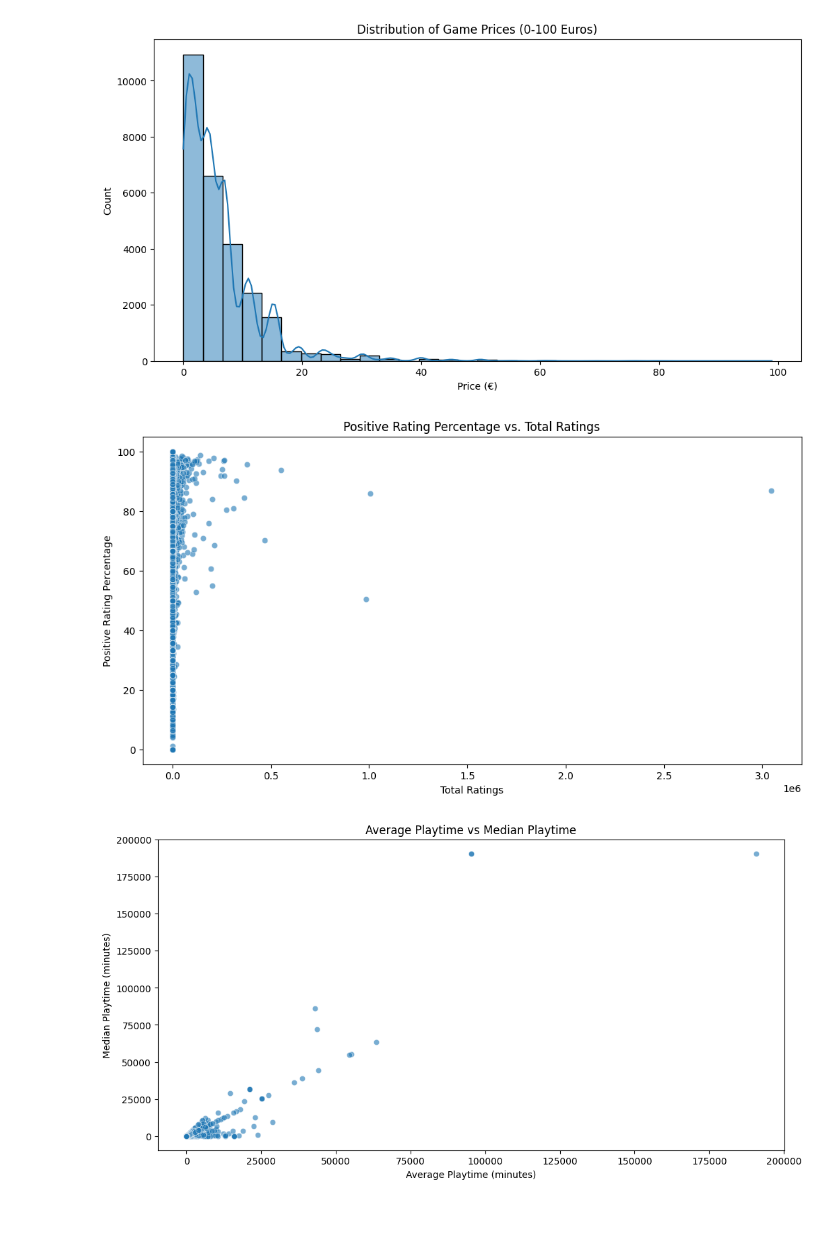
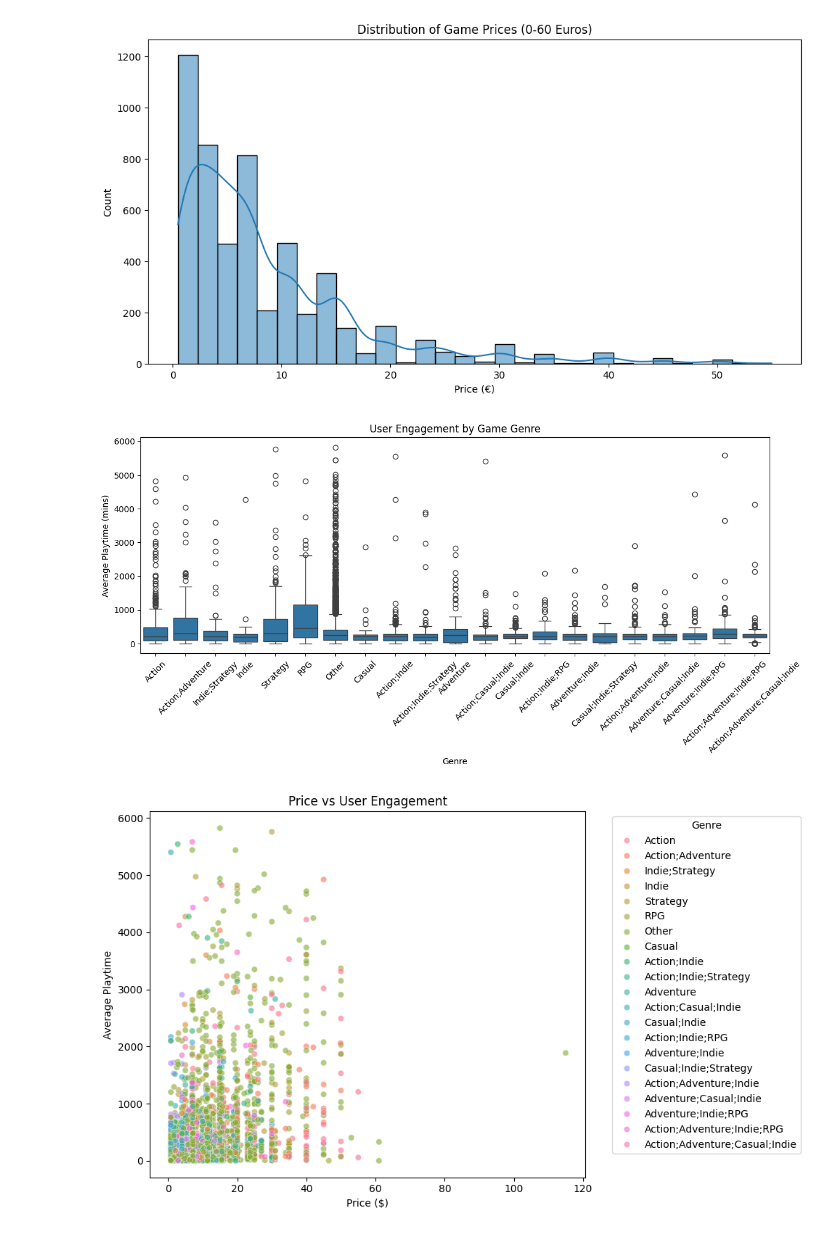
Before and after one commit to IwanHofstra/gevpro_final_project, a Jupyter notebook: steam_project (1).ipynb, the cells around one changed output. Saved outputs shown, nothing was run; the diff lists cells and outputs as text; code cells hidden in the pictures.

```diff
--- a/steam_project (1).ipynb
+++ b/steam_project (1).ipynb
@@ -91,11 +85,11 @@ display(df.head())
 # %%
 ## 3. Exploratory Data Analysis (EDA)
 # Import matplotlib for visualization
-import matplotlib.pyplot as plt
+
 
 ### 3.1 Distribution of Games Over Time
 plt.figure(figsize=(14, 6))
-sns.countplot(x='release_year', data=df, palette='viridis')
+sns.countplot(x='release_year', data=df)
 plt.title('Number of Games Released Each Year')
 plt.xticks(rotation=45)
 plt.show()
@@ -106,23 +100,39 @@ filtered_df = df[(df['price'] >= 0) & (df['price'] <= 60)]
 
 plt.figure(figsize=(12, 6))
 sns.histplot(filtered_df['price'], bins=30, kde=True)
-plt.title('Distribution of Game Prices (0-100 Euros)')
+plt.title('Distribution of Game Prices (0-60 Euros)')
 plt.xlabel('Price (€)')
 plt.show()
 
-### 3.3 Ratings Analysis
-plt.figure(figsize=(12, 6))
-sns.scatterplot(x='total_ratings', y='rating_percentage', data=df, alpha=0.6)
-plt.title('Positive Rating Percentage vs. Total Ratings')
-plt.xlabel('Total Ratings')
-plt.ylabel('Positive Rating Percentage')
+# Summary visualization: average playtime by genre
+plt.figure(figsize=(12,6))
+sns.boxplot(data=df, x='genre_group', y='average_playtime')
+plt.xticks(rotation=45)
+plt.title('User Engagement by Game Genre')
+plt.ylabel('Average Playtime (mins)')
+plt.xlabel('Genre')
+plt.tight_layout()
 plt.show()
 
-### 3.4 Playtime Analysis
-plt.figure(figsize=(12, 6))
-sns.scatterplot(x='average_playtime', y='median_playtime', data=df, alpha=0.6)
-plt.title('Average Playtime vs Median Playtime')
-plt.xlabel('Average Playtime (minutes)')
-plt.ylabel('Median Playtime (minutes)')
+# Price vs Engagement
+plt.figure(figsize=(10,6))
+sns.scatterplot(data=df, x='price', y='average_playtime', hue='genre_group', alpha=0.6)
+plt.title('Price vs User Engagement')
+plt.ylabel('Average Playtime')
+plt.xlabel('Price ($)')
+plt.legend(title='Genre', bbox_to_anchor=(1.05, 1), loc='upper left')
+plt.tight_layout()
 plt.show()
+
+# Platforms and Engagement
+platform_engagement = df[['windows', 'mac', 'linux', 'average_playtime']].copy()
+platforms = ['windows', 'mac', 'linux']
+means = {}
+for p in platforms:
+    means[p] = df[df[p]]['average_playtime'].mean()
+
+plt.bar(means.keys(), means.values())
+plt.title("Average Playtime by Platform Availability")
+plt.ylabel("Average Playtime (mins)")
+plt.show()
 # %% [output]
@@ -133,3 +140,3 @@ Passing `palette` without assigning `hue` is deprecated and will be removed in v
-[figure, old version]
+[figure, new version]
-[figure, old version]
+[figure, new version]
-[figure, old version]
+[figure, new version]
```
Also changed, not shown: parts of 22 cells of this notebook.
